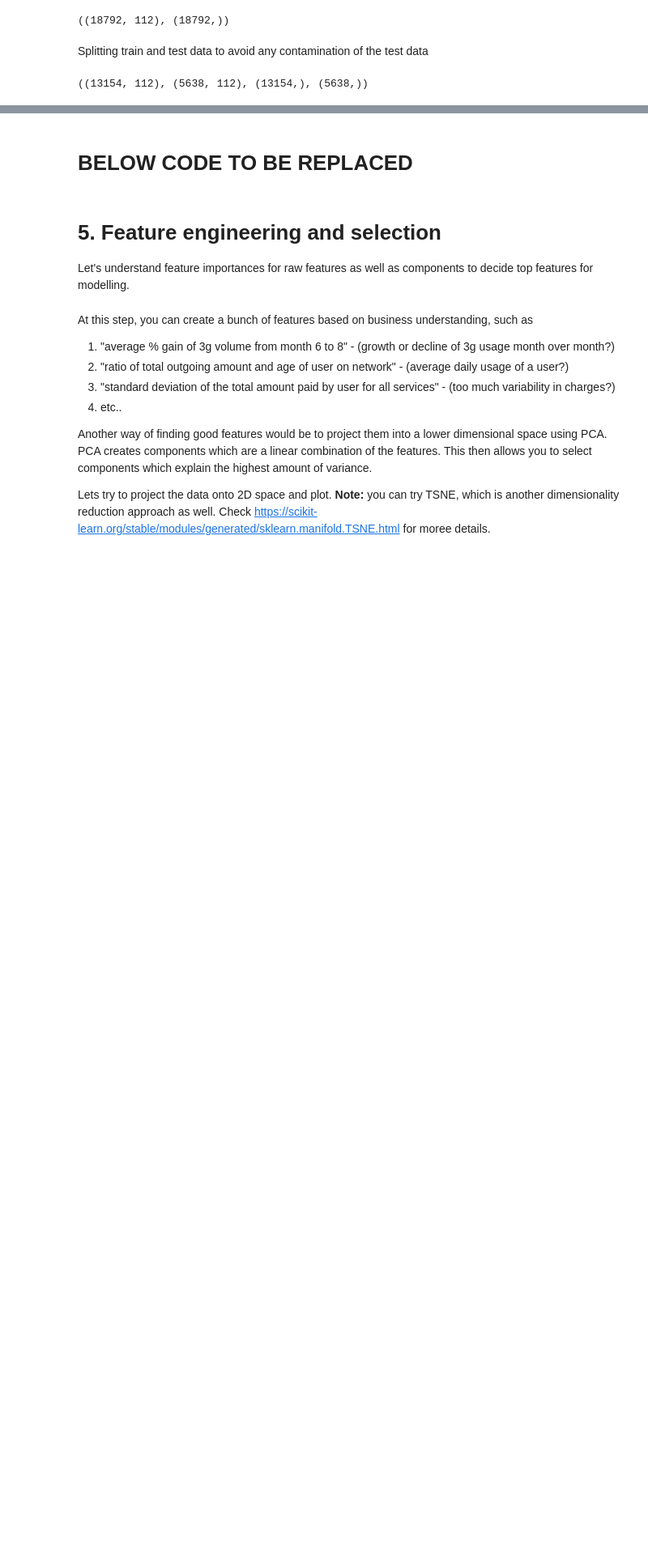
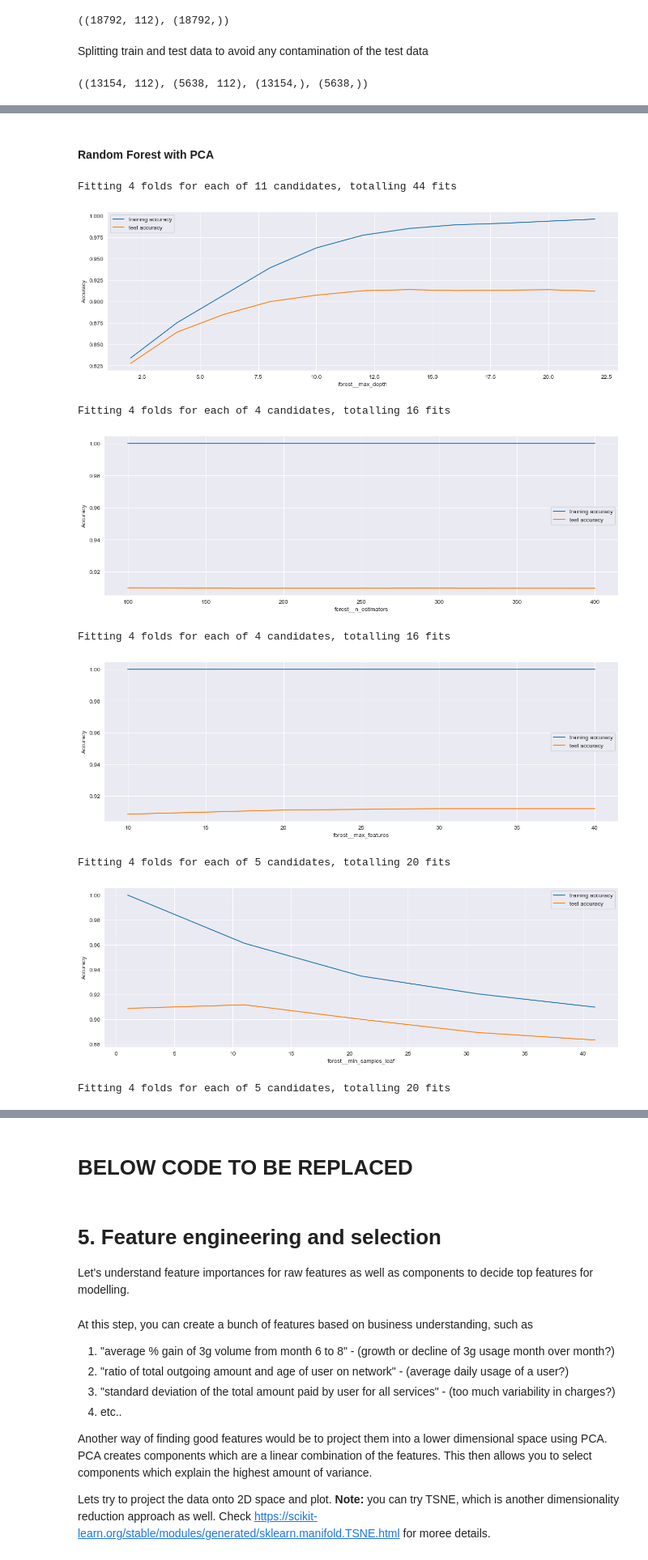
Before and after one commit to chitra-psg/telecom_churn, a Jupyter notebook: telecom_churn_prediction.ipynb, the cells around one changed output, grey strips where cells are left out. Shown at 81% size. Saved outputs shown, nothing was run; the diff lists cells and outputs as text; code cells hidden in the pictures; blank space fills up the shorter version.

Commit message:
different Models

```diff
--- a/telecom_churn_prediction.ipynb
+++ b/telecom_churn_prediction.ipynb
@@ -75,3 +88,10 @@ sns.set_style('darkgrid')
+# %%
+# Uses Random Forest pipeline , purpose to hyper parameter tuning of the model
+def rf_model(params,pipe,X_train,y_train):
+    folds = StratifiedKFold(n_splits = 4, shuffle = True, random_state = 42)
+    model = GridSearchCV(estimator=pipe, cv=folds, param_grid=params, scoring='accuracy', n_jobs=-1, verbose=1,return_train_score=True)
+    model.fit(X_train,y_train)
+    return model.cv_results_
 # %%
 ## Common Function to plot the countplot
 def PlotAttribute(df_data, attribute, title, xlabel, ylabel, hueattribute = None, order = None):
@@ -904,0 +744,13 @@ AUC:    	 0.93
+# %%
+pca = Pipeline(
+    [
+        ('preprocessor',preprocessor),
+        ('pca',pca)
+    ]
+)
+telecom_pca = pca.fit_transform(X_train)
+pca = pca.named_steps['pca']
+ser = pd.Series((pca.explained_variance_ratio_.cumsum()*100).round(2))
+p90 = ser[ser>=90].index[0]
+p95 = ser[ser>=95].index[0]
+(p90 , p95)
@@ -904,0 +832,33 @@ AUC:    	 0.93
+# %% [markdown]
+#### Random Forest with PCA
+# %%
+forest_pca_pipe = Pipeline(
+    [
+        ('preprocessor',preprocessor),
+        ('pca',pca),
+        ('forest',RandomForestClassifier(class_weight={0:0.1, 1: 0.9}))
+
+    ]
+)
+# %%
+hyperparam = [('forest__max_depth' , [*range(2,24,2)]),
+              ('forest__n_estimators',[*range(100,500,100)]),
+              ('forest__max_features',[*range(10,50,10)]),
+              ('forest__min_samples_leaf',[*range(1, 50, 10)]),
+              ('forest__min_samples_split',[*range(5, 50, 10)])
+             ]
+
+for hparam in hyperparam:
+    param = {hparam[0]:hparam[1]}
+    cv_result = rf_model(param,forest_pca_pipe,X_train,y_train)
+    plot(hparam[0],cv_result)
+# %% [output]
+Fitting 4 folds for each of 11 candidates, totalling 44 fits
+[figure, added]
+Fitting 4 folds for each of 4 candidates, totalling 16 fits
+[figure, added]
+Fitting 4 folds for each of 4 candidates, totalling 16 fits
+[figure, added]
+Fitting 4 folds for each of 5 candidates, totalling 20 fits
+[figure, added]
+Fitting 4 folds for each of 5 candidates, totalling 20 fits
```
Also changed, not shown: parts of 53 cells of this notebook.
